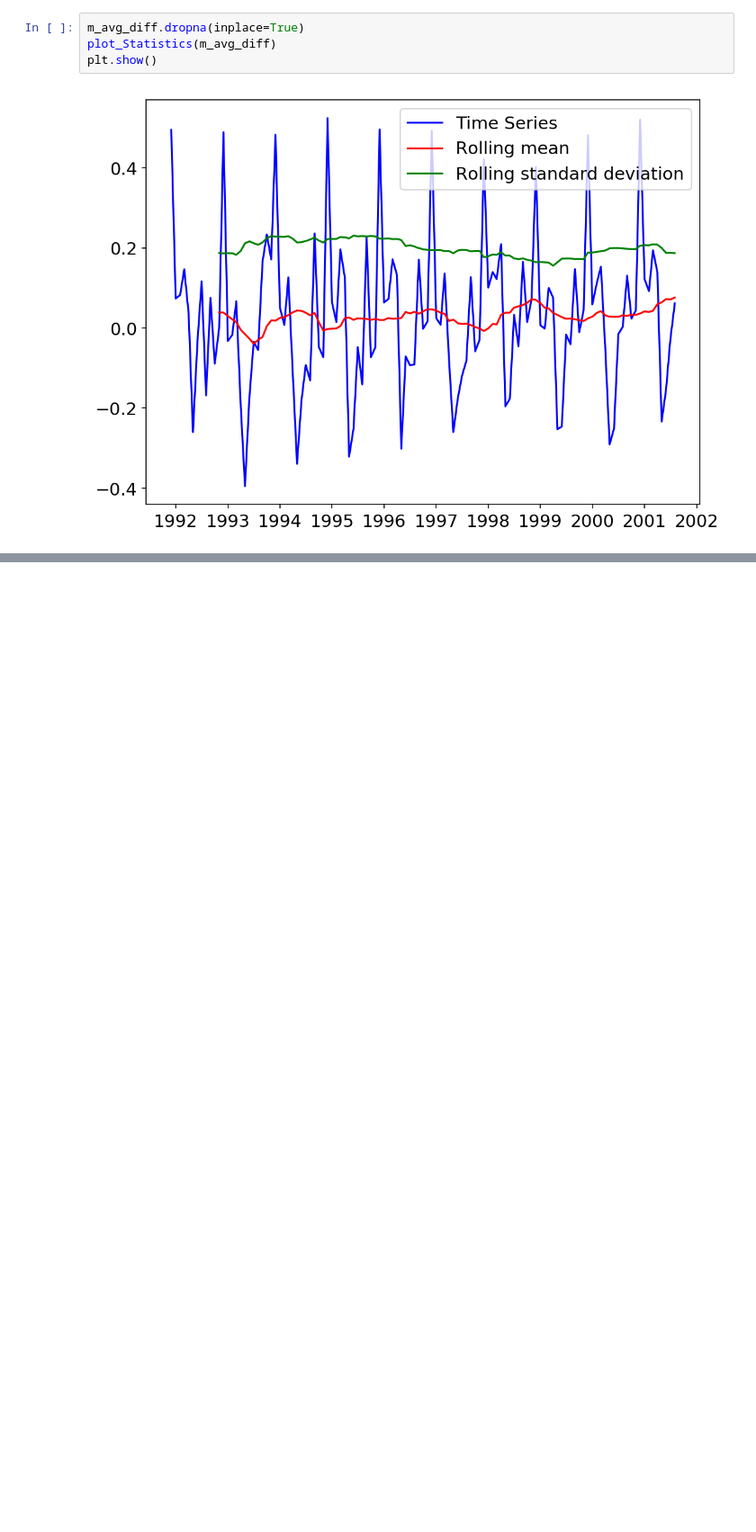
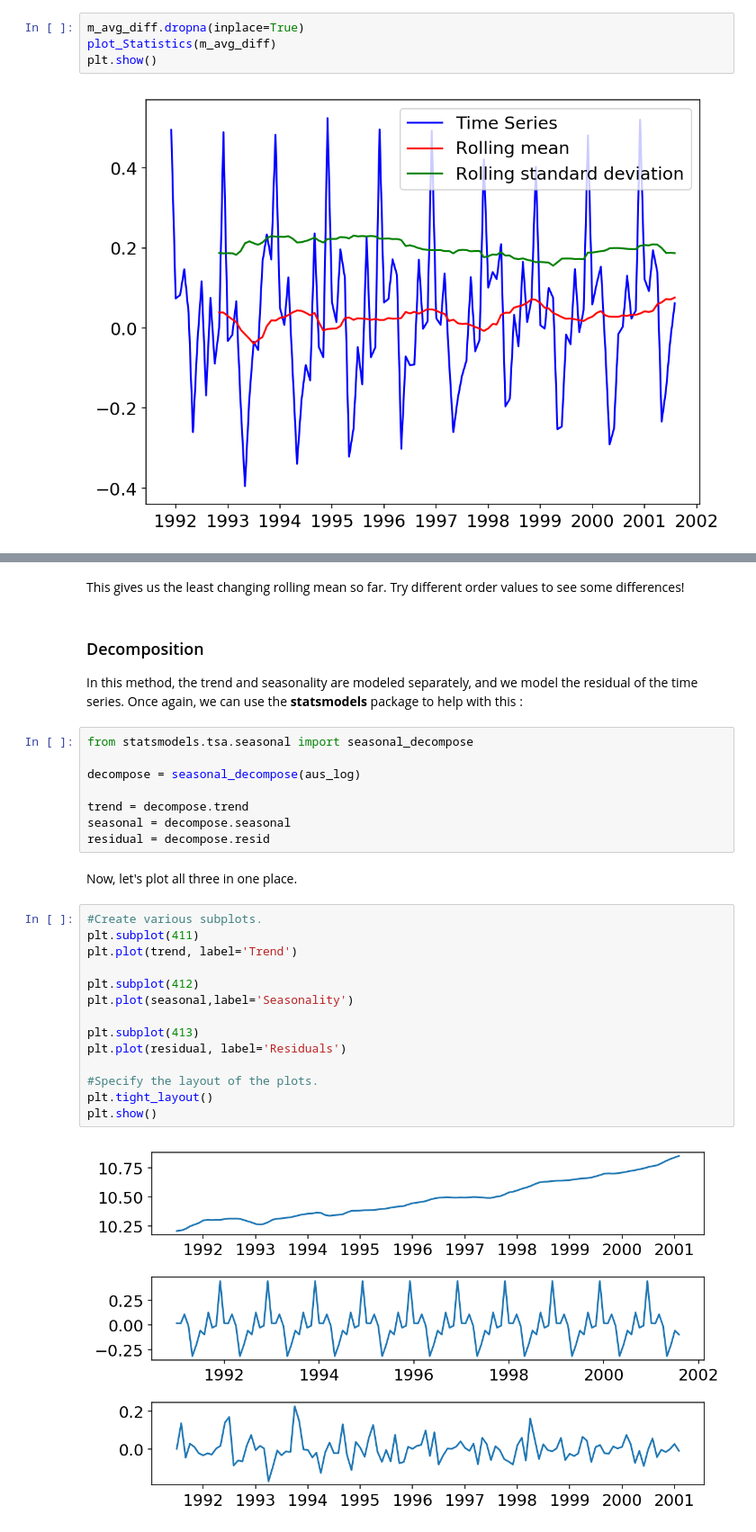
Before and after one commit to JuanCorp/IPSDS, a Jupyter notebook: Unit3 Data Visualization/3.3 Time Series .ipynb, the cells around one changed output, grey strips where cells are left out. Shown at 90% size. Saved outputs shown, nothing was run; the diff lists cells and outputs as text; blank space fills up the shorter version.

```diff
--- a/Unit3 Data Visualization/3.3 Time Series .ipynb
+++ b/Unit3 Data Visualization/3.3 Time Series .ipynb
@@ -164,0 +207,32 @@ See the difference? This time series doesn't have an upwards trend like the orig
+# %% [markdown]
+This gives us the least changing rolling mean so far. Try different order values to see some differences!
+# %% [markdown]
+### Decomposition
+
+In this method, the trend and seasonality are modeled separately, and we model the residual of the time series. Once again, we can use the **statsmodels** package to help with this :
+# %%
+from statsmodels.tsa.seasonal import seasonal_decompose
+
+decompose = seasonal_decompose(aus_log)
+
+trend = decompose.trend
+seasonal = decompose.seasonal
+residual = decompose.resid
+# %% [markdown]
+Now, let's plot all three in one place.
+# %%
+#Create various subplots.
+plt.subplot(411)
+plt.plot(trend, label='Trend')
+
+plt.subplot(412)
+plt.plot(seasonal,label='Seasonality')
+
+plt.subplot(413)
+plt.plot(residual, label='Residuals')
+
+#Specify the layout of the plots.
+plt.tight_layout()
+plt.show()
+# %% [output]
+[figure, added]
```
Also changed, not shown: parts of 9 cells of this notebook, 3 other files.
